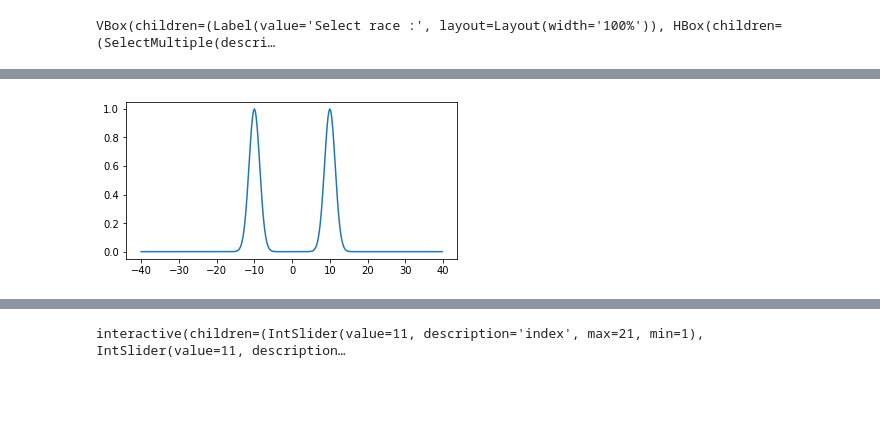
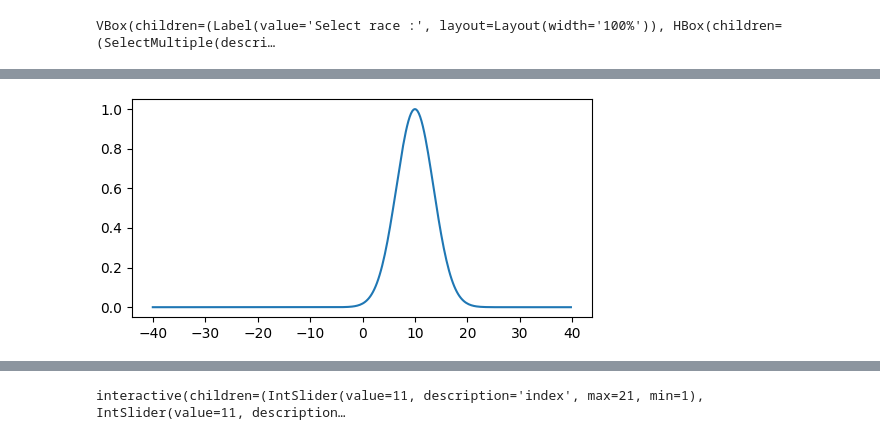
Before and after one commit to temper8/Discharge, a Jupyter notebook: astra/trajectory.ipynb, the cells around one changed output, grey strips where cells are left out. Cells and saved outputs as stored; diff of their text form; code cells hidden in the pictures; blank space fills up the shorter version.

```diff
--- a/astra/trajectory.ipynb
+++ b/astra/trajectory.ipynb
@@ -21,7 +21,9 @@ summary.print_info(['Freq', 'xmi2', 'inew'])
-# %%
-ray_tracing.plot_spectrum()
-# %% [output]
-[figure, removed]
+# %%
+from race import Race
+R1 = Race(summary.selected_races[0])
+R1.plot_spectrum()
+# %% [output]
+[figure, added]
 # %%
 from race import Race
 R1 = Race(summary.selected_races[0])
```
Also changed, not shown: parts of 3 cells of this notebook.
